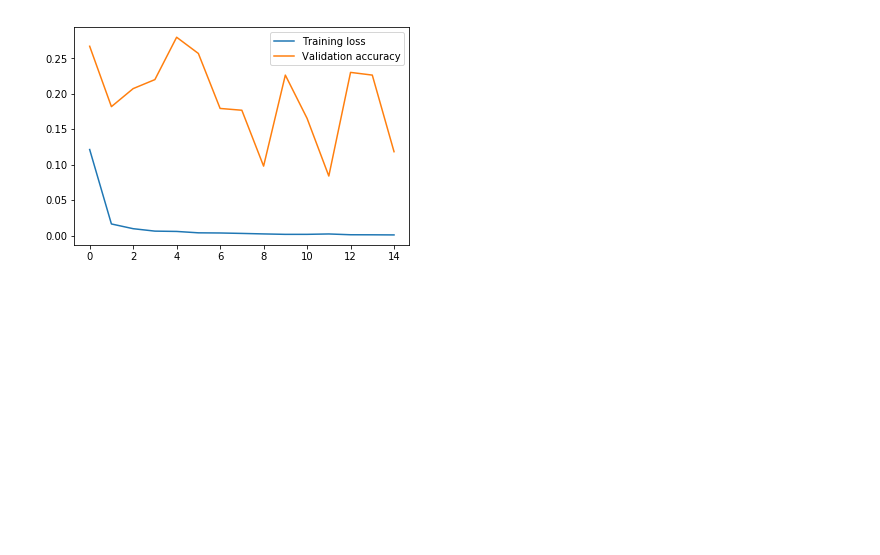
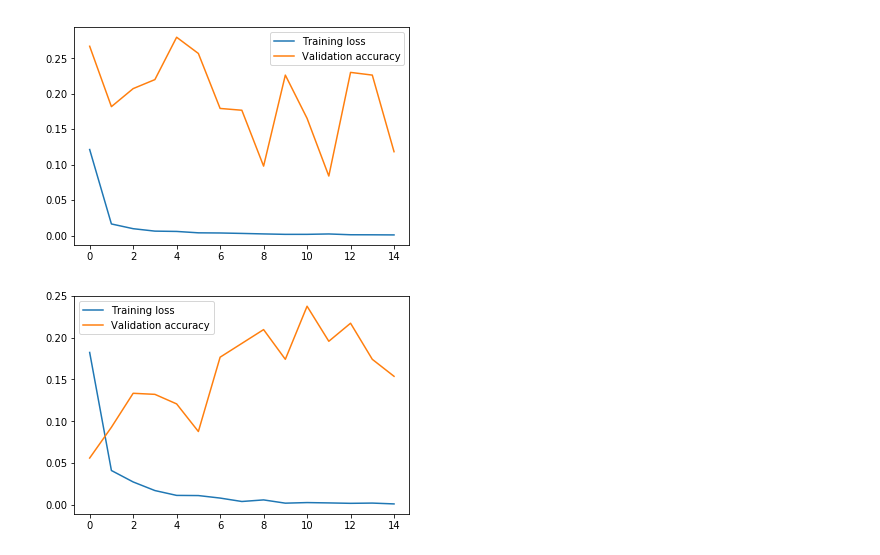
Before and after one commit to fshdnc/disease_normalization, a Jupyter notebook: src/pretrain_compare_encoder.ipynb, the cells around one changed output. Drawn from its saved outputs; the diff is of its cells as text; code cells hidden in the pictures; blank space fills up the shorter version.

```diff
--- a/src/pretrain_compare_encoder.ipynb
+++ b/src/pretrain_compare_encoder.ipynb
@@ -402,3 +402,35 @@ plt.legend()
 plt.show()
 # %% [output]
 [figure]
+# %%
+# separate encoder, filter = 70, batch size = 100, optimizer = adadelta (default parameters)
+# trained on clean synthetic data, validation on development set using all candidates
+
+# hist_shared.history['loss']
+training_loss_shared = [0.1823,0.0410,0.0273,0.0170,0.0112,0.0110,
+                       0.0080,0.0039,0.0058,0.0019,0.0026,0.0022,
+                        0.0017,0.0020,0.0010]
+
+# evaluation_function_shared.accuracy
+real_val_data_accuracy = [0.05590851334180432,0.09275730622617535,
+                          0.13341804320203304,0.13214739517153748,
+                          0.1207115628970775,0.08767471410419314,
+                          0.17662007623888182,0.193138500635324,
+                          0.2096569250317662,0.17407878017789072,
+                          0.23761118170266837,0.19567979669631513,
+                          0.21728081321473952,0.17407878017789072,
+                          0.15374841168996187
+                         ]
+
+
+%matplotlib inline
+import matplotlib.pyplot as plt
+evaluation_functions = [training_loss_shared, real_val_data_accuracy]
+labels = ['Training loss','Validation accuracy']
+#plt.ylim(0.4,0.6)
+for i,evaluation_function in enumerate(evaluation_functions):
+    plt.plot(evaluation_function,label=labels[i])
+plt.legend()
+plt.show()
+# %% [output]
+[figure, added]
```
Also changed, not shown: parts of 3 cells of this notebook, 7 other files.
